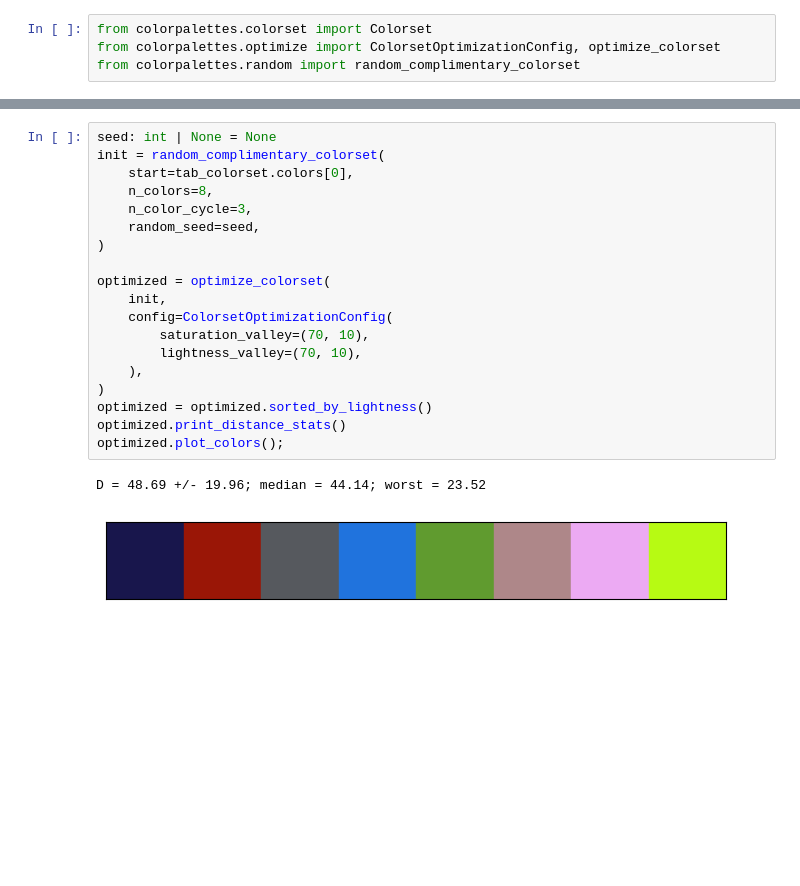
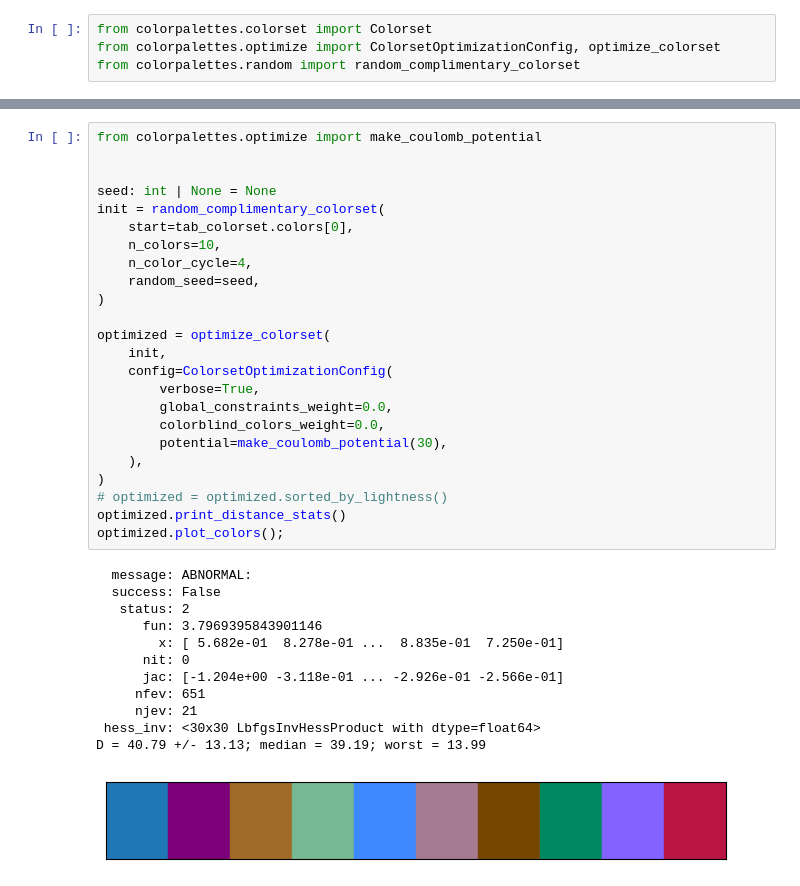
Before and after one commit to nj-vs-vh/colorpalettes, a Jupyter notebook: demo/distinct.ipynb, the cells around one changed output, grey strips where cells are left out. Cells and saved outputs as stored; diff of their text form; blank space fills up the shorter version.

Commit message:
rewrite to deltas with newer color space

```diff
--- a/demo/distinct.ipynb
+++ b/demo/distinct.ipynb
@@ -21,22 +20,37 @@ tab_colorset.plot_all()
 # %%
+from colorpalettes.optimize import make_coulomb_potential
+
+
 seed: int | None = None
 init = random_complimentary_colorset(
     start=tab_colorset.colors[0],
-    n_colors=8,
-    n_color_cycle=3,
+    n_colors=10,
+    n_color_cycle=4,
     random_seed=seed,
 )
 
 optimized = optimize_colorset(
     init,
     config=ColorsetOptimizationConfig(
-        saturation_valley=(70, 10),
-        lightness_valley=(70, 10),
+        verbose=True,
+        global_constraints_weight=0.0,
+        colorblind_colors_weight=0.0,
+        potential=make_coulomb_potential(30),
     ),
 )
-optimized = optimized.sorted_by_lightness()
+# optimized = optimized.sorted_by_lightness()
 optimized.print_distance_stats()
 optimized.plot_colors();
 # %% [output]
-D = 48.69 +/- 19.96; median = 44.14; worst = 23.52
+  message: ABNORMAL:
+  success: False
+   status: 2
+      fun: 3.7969395843901146
+        x: [ 5.682e-01  8.278e-01 ...  8.835e-01  7.250e-01]
+      nit: 0
+      jac: [-1.204e+00 -3.118e-01 ... -2.926e-01 -2.566e-01]
+     nfev: 651
+     njev: 21
+ hess_inv: <30x30 LbfgsInvHessProduct with dtype=float64>
+D = 40.79 +/- 13.13; median = 39.19; worst = 13.99
-[figure, old version]
+[figure, new version]
```
Also changed, not shown: parts of 3 cells of this notebook, 7 other files.
